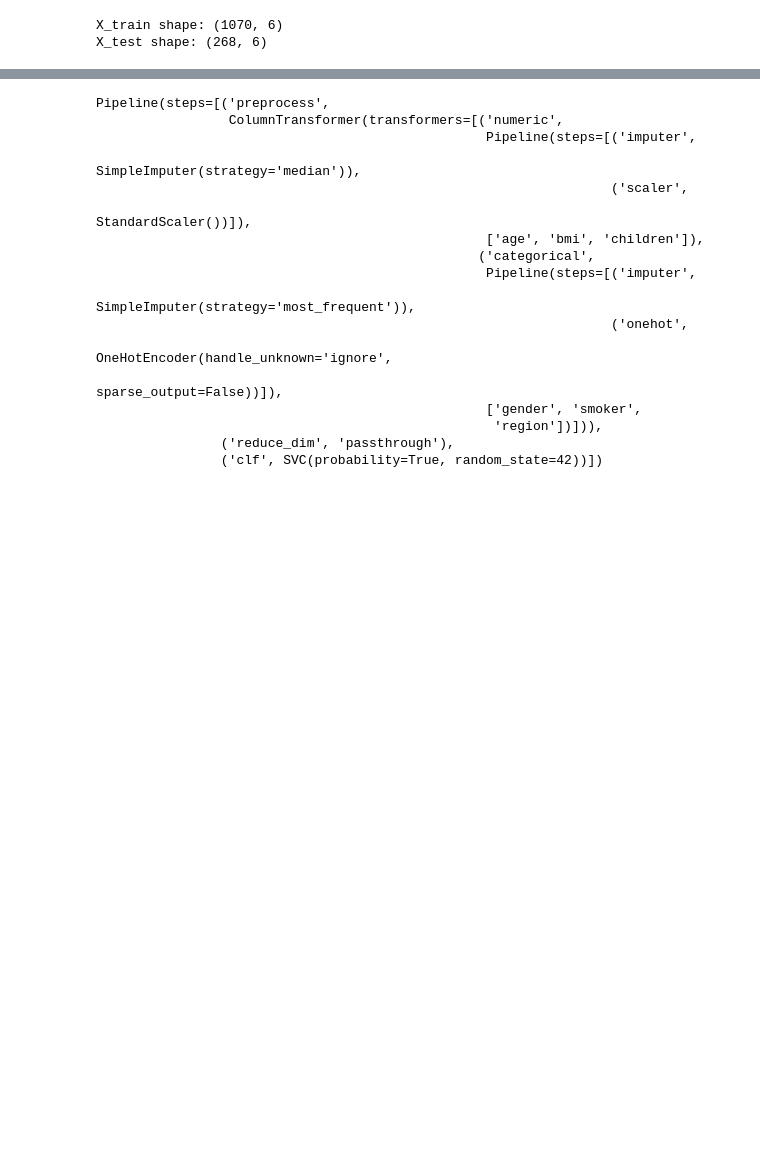
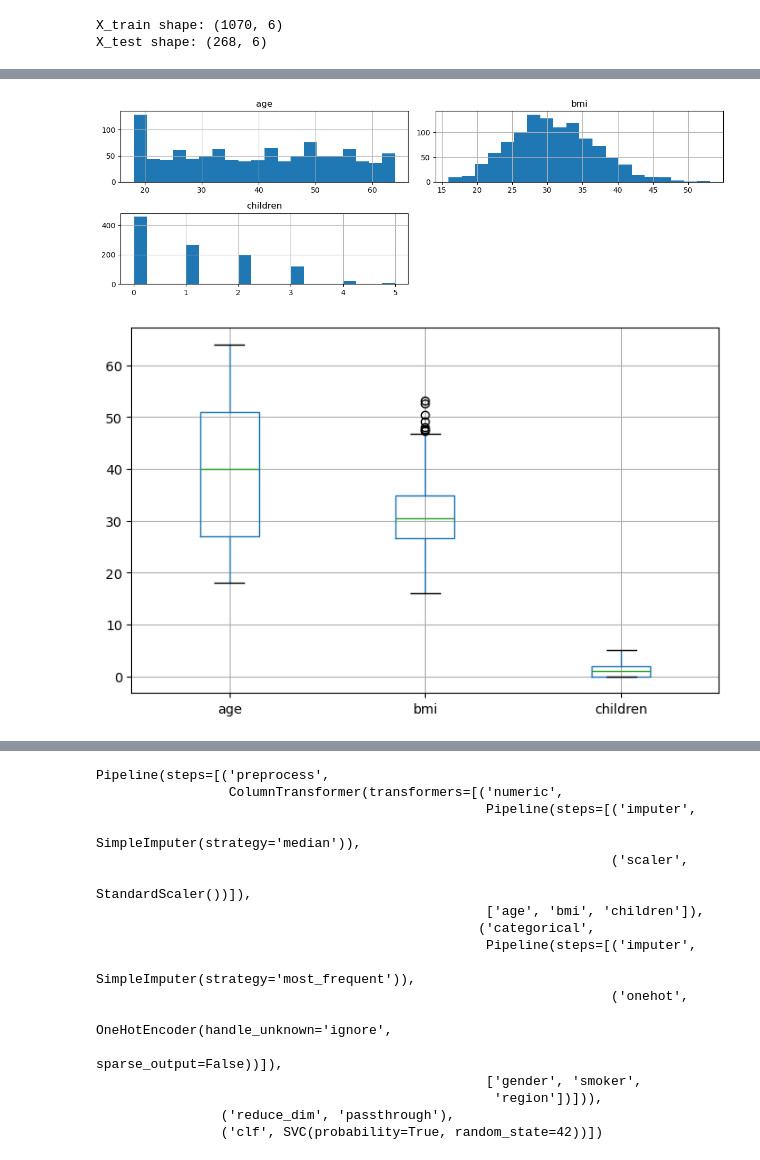
Before and after one commit to keithhamilton1/CS5062---DATA-ANALYTICS, a Jupyter notebook: etivity3_classification.ipynb, the cells around one changed output, grey strips where cells are left out. Cells and saved outputs as stored; diff of their text form; code cells hidden in the pictures; blank space fills up the shorter version.

```diff
--- a/etivity3_classification.ipynb
+++ b/etivity3_classification.ipynb
@@ -197,6 +199,9 @@ X_train, X_test, y_train, y_test = train_test_split(
     stratify=y
 )
 
+train_df = X_train.copy()
+train_df["insurance_cost_binary"] = y_train
+
 print("X_train shape:", X_train.shape)
 print("X_test shape:", X_test.shape)
 # %% [output]
@@ -204,0 +224,10 @@ X_test shape: (268, 6)
+# %%
+train_df[["age", "bmi", "children"]].hist(bins=20, figsize=(12, 4))
+plt.tight_layout()
+plt.show()
+
+train_df[["age", "bmi", "children"]].boxplot(figsize=(8, 5))
+plt.show()
+# %% [output]
+[figure, added]
+[figure, added]
```
Also changed, not shown: parts of 23 cells of this notebook, 1 other file.
